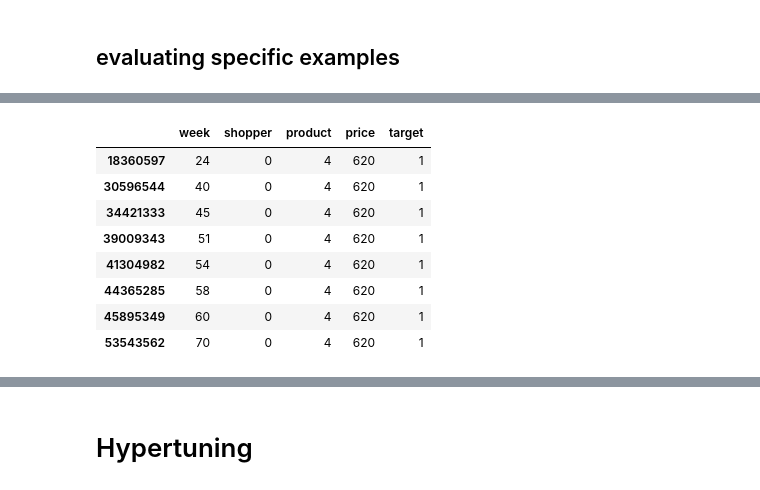
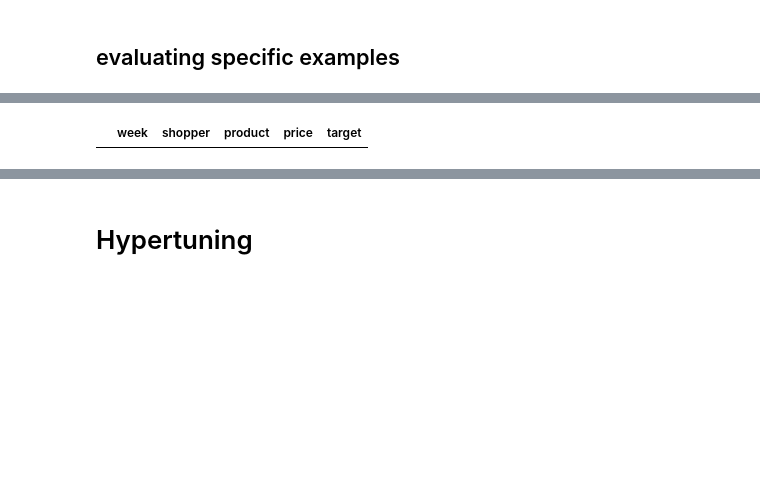
Before and after one commit to uhdang/mlim_group_3_final_assignment, a Jupyter notebook: quang/FinalAssignment.ipynb, the cells around one changed output, grey strips where cells are left out. Drawn from its saved outputs; the diff is of its cells as text; code cells hidden in the pictures; blank space fills up the shorter version.

```diff
--- a/quang/FinalAssignment.ipynb
+++ b/quang/FinalAssignment.ipynb
@@ -563,19 +723,11 @@ pred_frame.loc[(pred_frame['shopper']==0) & (pred_frame['product']==4)]
 # %%
 baskets_train.loc[
             (baskets_train['shopper']==0)
-            & (baskets_train['product']==4)
+            & (baskets_train['product']==7)
             & (baskets_train['target']==1)
 ]
 # %% [output]
 |  | week | shopper | product | price | target |
-| 18360597 | 24 | 0 | 4 | 620 | 1 |
-| 30596544 | 40 | 0 | 4 | 620 | 1 |
-| 34421333 | 45 | 0 | 4 | 620 | 1 |
-| 39009343 | 51 | 0 | 4 | 620 | 1 |
-| 41304982 | 54 | 0 | 4 | 620 | 1 |
-| 44365285 | 58 | 0 | 4 | 620 | 1 |
-| 45895349 | 60 | 0 | 4 | 620 | 1 |
-| 53543562 | 70 | 0 | 4 | 620 | 1 |
 # %%
 from sklearn.inspection import plot_partial_dependence
 
```
Also changed, not shown: parts of 61 cells of this notebook.
